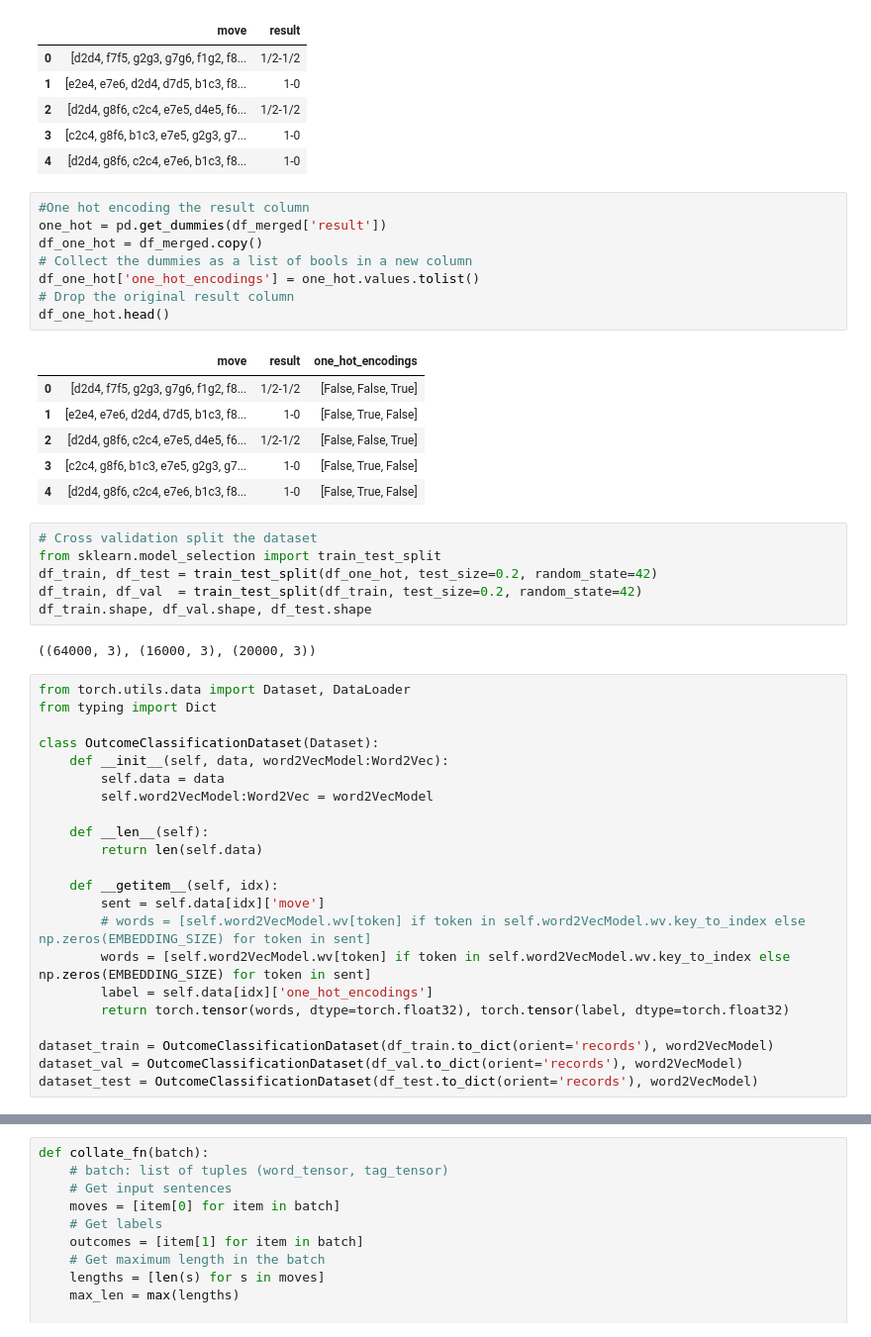
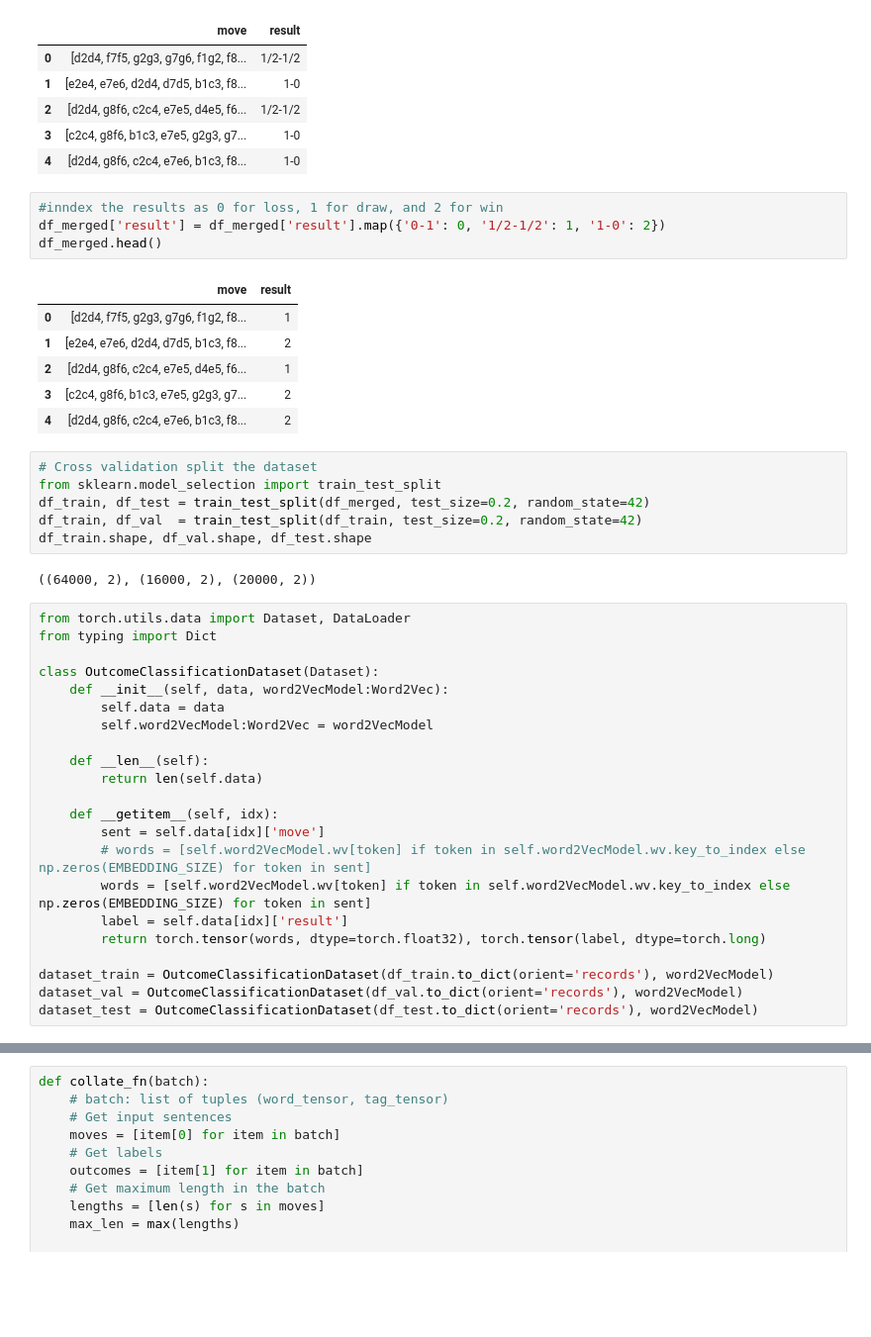
Before and after one commit to NLP-Project-PoliMi-2025/NLP-Project, a Jupyter notebook: notebooks/OutcomeClassification.ipynb, the cells around one changed output, grey strips where cells are left out. Shown at 99% size. Cells and saved outputs as stored; diff of their text form; blank space fills up the shorter version.

Commit message:
fix: fix train loop

```diff
--- a/notebooks/OutcomeClassification.ipynb
+++ b/notebooks/OutcomeClassification.ipynb
@@ -102,28 +101,24 @@ df_merged.head()
 | 3 | [c2c4, g8f6, b1c3, e7e5, g2g3, g7... | 1-0 |
 | 4 | [d2d4, g8f6, c2c4, e7e6, b1c3, f8... | 1-0 |
 # %%
-#One hot encoding the result column
-one_hot = pd.get_dummies(df_merged['result'])
-df_one_hot = df_merged.copy()
-# Collect the dummies as a list of bools in a new column
-df_one_hot['one_hot_encodings'] = one_hot.values.tolist()
-# Drop the original result column
-df_one_hot.head()
+#inndex the results as 0 for loss, 1 for draw, and 2 for win
+df_merged['result'] = df_merged['result'].map({'0-1': 0, '1/2-1/2': 1, '1-0': 2})
+df_merged.head()
 # %% [output]
-|  | move | result | one_hot_encodings |
-| 0 | [d2d4, f7f5, g2g3, g7g6, f1g2, f8... | 1/2-1/2 | [False, False, True] |
-| 1 | [e2e4, e7e6, d2d4, d7d5, b1c3, f8... | 1-0 | [False, True, False] |
-| 2 | [d2d4, g8f6, c2c4, e7e5, d4e5, f6... | 1/2-1/2 | [False, False, True] |
-| 3 | [c2c4, g8f6, b1c3, e7e5, g2g3, g7... | 1-0 | [False, True, False] |
-| 4 | [d2d4, g8f6, c2c4, e7e6, b1c3, f8... | 1-0 | [False, True, False] |
+|  | move | result |
+| 0 | [d2d4, f7f5, g2g3, g7g6, f1g2, f8... | 1 |
+| 1 | [e2e4, e7e6, d2d4, d7d5, b1c3, f8... | 2 |
+| 2 | [d2d4, g8f6, c2c4, e7e5, d4e5, f6... | 1 |
+| 3 | [c2c4, g8f6, b1c3, e7e5, g2g3, g7... | 2 |
+| 4 | [d2d4, g8f6, c2c4, e7e6, b1c3, f8... | 2 |
 # %%
 # Cross validation split the dataset
 from sklearn.model_selection import train_test_split
-df_train, df_test = train_test_split(df_one_hot, test_size=0.2, random_state=42)
+df_train, df_test = train_test_split(df_merged, test_size=0.2, random_state=42)
 df_train, df_val  = train_test_split(df_train, test_size=0.2, random_state=42)
 df_train.shape, df_val.shape, df_test.shape
 # %% [output]
-((64000, 3), (16000, 3), (20000, 3))
+((64000, 2), (16000, 2), (20000, 2))
 # %%
 from torch.utils.data import Dataset, DataLoader
 from typing import Dict
@@ -140,8 +135,8 @@ class OutcomeClassificationDataset(Dataset):
         sent = self.data[idx]['move']
         # words = [self.word2VecModel.wv[token] if token in self.word2VecModel.wv.key_to_index else np.zeros(EMBEDDING_SIZE) for token in sent]
         words = [self.word2VecModel.wv[token] if token in self.word2VecModel.wv.key_to_index else np.zeros(EMBEDDING_SIZE) for token in sent]
-        label = self.data[idx]['one_hot_encodings']
-        return torch.tensor(words, dtype=torch.float32), torch.tensor(label, dtype=torch.float32)
+        label = self.data[idx]['result']
+        return torch.tensor(words, dtype=torch.float32), torch.tensor(label, dtype=torch.long)
 
 dataset_train = OutcomeClassificationDataset(df_train.to_dict(orient='records'), word2VecModel)
 dataset_val = OutcomeClassificationDataset(df_val.to_dict(orient='records'), word2VecModel)
```
Also changed, not shown: parts of 8 cells of this notebook.
